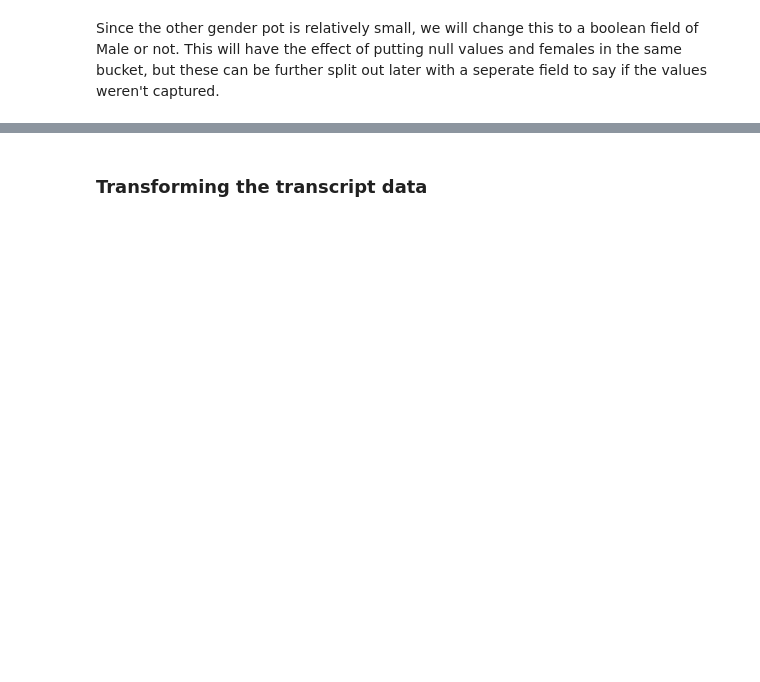
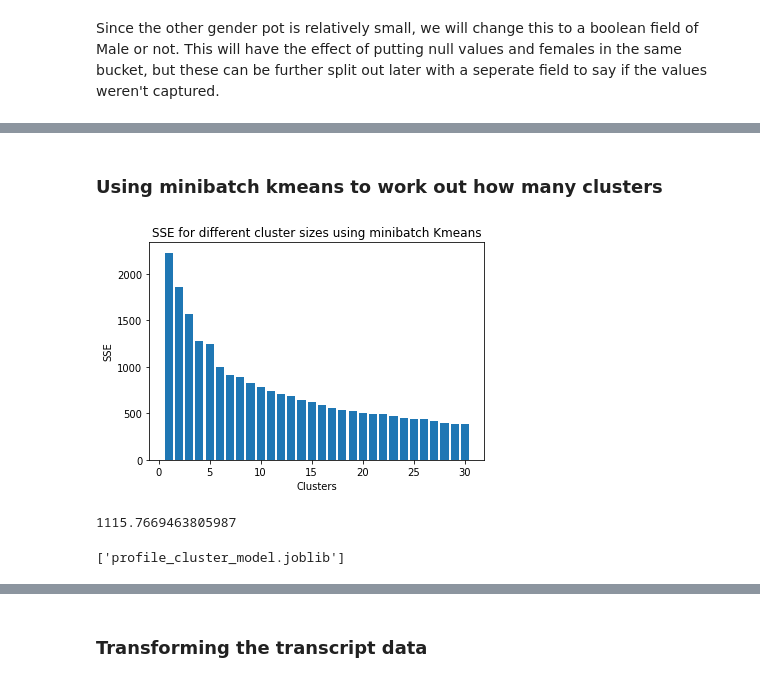
Before and after one commit to disco-rocket/starbucks_capstone, a Jupyter notebook: Starbucks_Capstone_notebook.ipynb, the cells around one changed output, grey strips where cells are left out. Saved outputs shown, nothing was run; the diff lists cells and outputs as text; code cells hidden in the pictures; blank space fills up the shorter version.

```diff
--- a/Starbucks_Capstone_notebook.ipynb
+++ b/Starbucks_Capstone_notebook.ipynb
@@ -269,7 +325,3 @@ Name: gender, dtype: int64
 # %% [markdown]
 Since the other gender pot is relatively small, we will change this to a boolean field of Male or not.
 This will have the effect of putting null values and females in the same bucket, but these can be further split out later with a seperate field to say if the values weren't captured.
-# %%
-profile['male'] = (profile['gender'] == 'M')
-profile.drop('gender',axis=1,inplace=True)
-profile.head(10)
@@ -287,0 +328,5 @@ profile.head(10)
+# %%
+#clustering
+#will make null values its own cluster
+profile_not_null = profile[~profile['income'].isnull()].copy()
+profile_not_null.head()
@@ -287,0 +355,58 @@ profile.head(10)
+# %% [markdown]
+### Using minibatch kmeans to work out how many clusters
+# %%
+
+def get_kmeans_score(data, center, clf):
+    '''
+    returns the kmeans score regarding SSE for points to centers
+    INPUT:
+        data - the dataset you want to fit kmeans to
+        center - the number of centers you want (the k value)
+        clf - the model to use (reccomend MiniBatchKMeans for testing, then kmeans)
+    OUTPUT:
+        score - the SSE score for the model fit to the data
+    '''
+    #instantiate kmeans
+    #kmeans = MiniBatchKMeans(n_clusters=center)
+    clf_inst = clf(n_clusters=center)
+
+    # Then fit the model to your data using the fit method
+    model = clf_inst.fit(data)
+
+    # Obtain a score related to the model fit
+    score = np.abs(model.score(data))
+
+    return score
+
+profile_for_clustering = profile_not_null.drop('id',axis=1,inplace=False)
+profile_for_clustering = profile_not_null.drop('id',axis=1,inplace=False)
+score_list = []
+centres = [i + 1 for i in range(30)]
+for centre in centres:
+    score_list.append(get_kmeans_score(profile_for_clustering, centre + 1, MiniBatchKMeans))
+plt.bar(centres, score_list, align='center')
+plt.title('SSE for different cluster sizes using minibatch Kmeans')
+plt.xlabel('Clusters')
+plt.ylabel('SSE')
+plt.savefig("elbow_graph.png")
+plt.show()
+#Take 6
+# %% [output]
+[figure, added]
+# %%
+#Using full kmeans for 6 clusters
+clf = KMeans(n_clusters=6)
+
+# Then fit the model to your data using the fit method
+model = clf.fit(profile_for_clustering)
+
+# Obtain a score related to the model fit
+score = np.abs(model.score(profile_for_clustering))
+score
+# %% [output]
+1115.7669463805987
+# %%
+#saving model so that if we re-run it the groups won't change number
+dump(model, 'profile_cluster_model.joblib')
+# %% [output]
+['profile_cluster_model.joblib']
```
Also changed, not shown: parts of 57 cells of this notebook.
